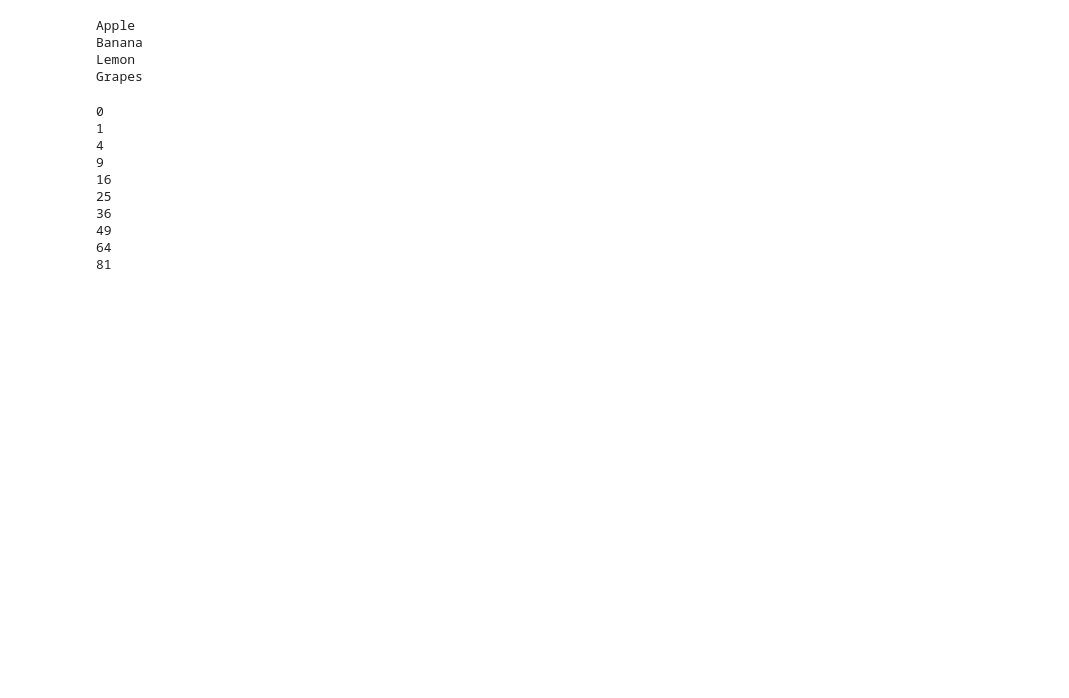
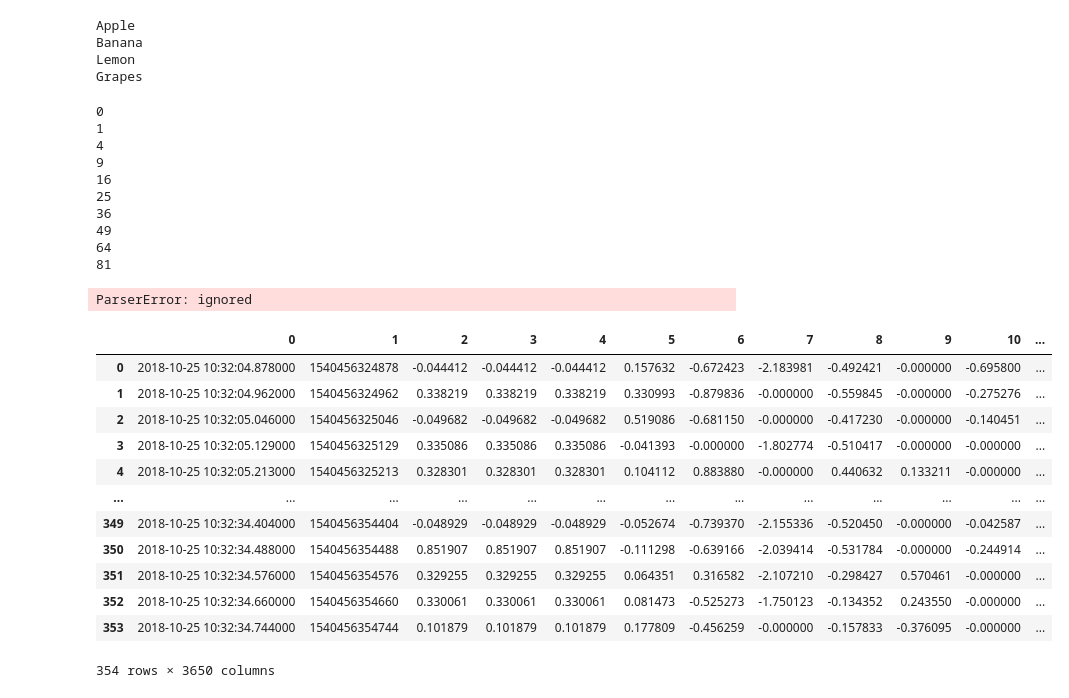
Before and after one commit to PStettler/DSF-DCBP-Philip-Stettler, a Jupyter notebook: testings.ipynb, the cells around one changed output. Drawn from its saved outputs; the diff is of its cells as text; code cells hidden in the pictures; blank space fills up the shorter version.

```diff
--- a/testings.ipynb
+++ b/testings.ipynb
@@ -56,3 +56,28 @@ for i in range(10):
 49
 64
 81
+# %%
+#import pandas as pd
+#from google.colab import drive
+#drive.mount('/content/drive')
+path = '/content/drive/MyDrive/DataScienceFundamentals2022/4ms_10 av_30 s_Absorbance_10-32-04-868 (1).txt'
+
+df = pd.read_csv(path, delimiter='\t',skiprows=None, header='infer')
+# %% [output]
+ParserError: ignored
+# %%
+df
+# %% [output]
+|  | 0 | 1 | 2 | 3 | 4 | 5 | 6 | 7 | 8 | 9 | 10 | ... |
+| 0 | 2018-10-25 10:32:04.878000 | 1540456324878 | -0.044412 | -0.044412 | -0.044412 | 0.157632 | -0.672423 | -2.183981 | -0.492421 | -0.000000 | -0.695800 | ... |
+| 1 | 2018-10-25 10:32:04.962000 | 1540456324962 | 0.338219 | 0.338219 | 0.338219 | 0.330993 | -0.879836 | -0.000000 | -0.559845 | -0.000000 | -0.275276 | ... |
+| 2 | 2018-10-25 10:32:05.046000 | 1540456325046 | -0.049682 | -0.049682 | -0.049682 | 0.519086 | -0.681150 | -0.000000 | -0.417230 | -0.000000 | -0.140451 | ... |
+| 3 | 2018-10-25 10:32:05.129000 | 1540456325129 | 0.335086 | 0.335086 | 0.335086 | -0.041393 | -0.000000 | -1.802774 | -0.510417 | -0.000000 | -0.000000 | ... |
+| 4 | 2018-10-25 10:32:05.213000 | 1540456325213 | 0.328301 | 0.328301 | 0.328301 | 0.104112 | 0.883880 | -0.000000 | 0.440632 | 0.133211 | -0.000000 | ... |
+| ... | ... | ... | ... | ... | ... | ... | ... | ... | ... | ... | ... | ... |
+| 349 | 2018-10-25 10:32:34.404000 | 1540456354404 | -0.048929 | -0.048929 | -0.048929 | -0.052674 | -0.739370 | -2.155336 | -0.520450 | -0.000000 | -0.042587 | ... |
+| 350 | 2018-10-25 10:32:34.488000 | 1540456354488 | 0.851907 | 0.851907 | 0.851907 | -0.111298 | -0.639166 | -2.039414 | -0.531784 | -0.000000 | -0.244914 | ... |
+| 351 | 2018-10-25 10:32:34.576000 | 1540456354576 | 0.329255 | 0.329255 | 0.329255 | 0.064351 | 0.316582 | -2.107210 | -0.298427 | 0.570461 | -0.000000 | ... |
+| 352 | 2018-10-25 10:32:34.660000 | 1540456354660 | 0.330061 | 0.330061 | 0.330061 | 0.081473 | -0.525273 | -1.750123 | -0.134352 | 0.243550 | -0.000000 | ... |
+| 353 | 2018-10-25 10:32:34.744000 | 1540456354744 | 0.101879 | 0.101879 | 0.101879 | 0.177809 | -0.456259 | -0.000000 | -0.157833 | -0.376095 | -0.000000 | ... |
+354 rows × 3650 columns
```
